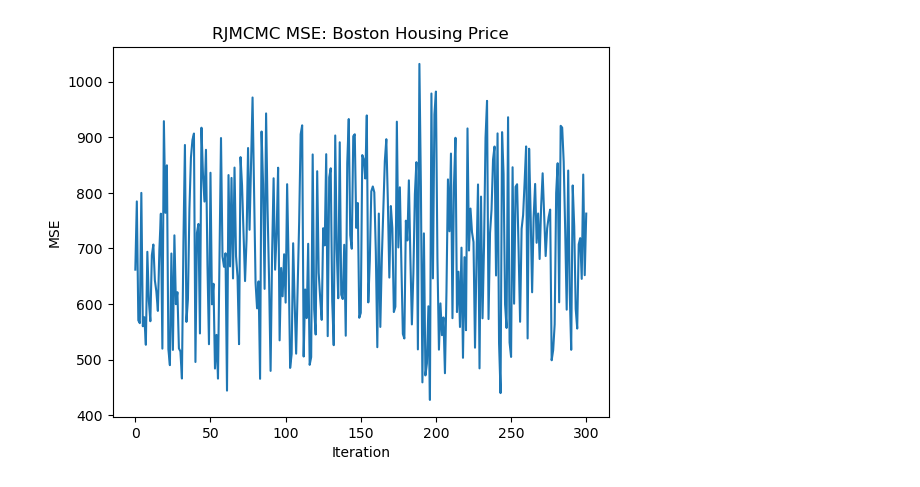
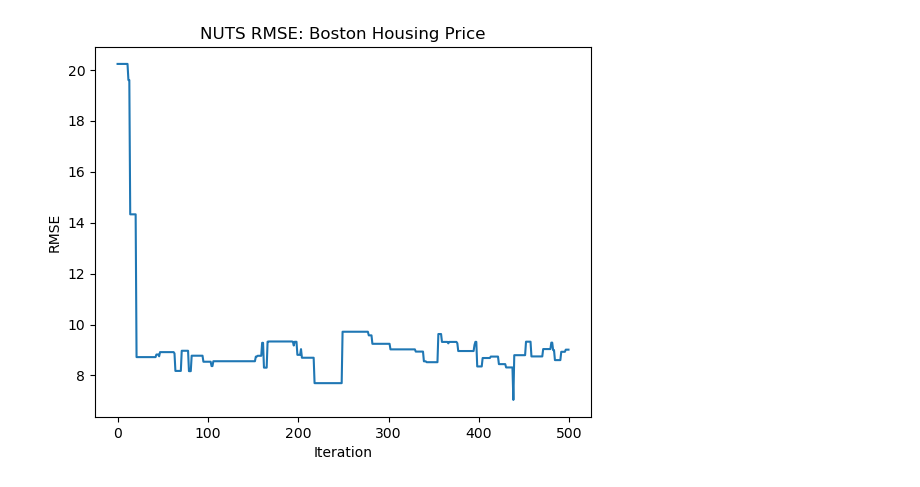
Before and after one commit to jberezow/RJMCMC, a Jupyter notebook: Thesis-RegressionBH.ipynb, the cells around one changed output. Cells and saved outputs as stored; diff of their text form; code cells hidden in the pictures.

Commit message:
Fixed RMSE on Boston Housing

```diff
--- a/Thesis-RegressionBH.ipynb
+++ b/Thesis-RegressionBH.ipynb
@@ -26,6 +26,7 @@ nrow_train = nrow - nrow_test
 
 x = data[:,1:13]
 y = data[:,14]
+y_raw = y
 
 dx = fit(ZScoreTransform, x, dims=1)
 StatsBase.transform!(dx, x)
@@ -48,17 +49,14 @@ n = nrow #Number of samples per mode (classifier)
 d = ncol-1 #Input dimension
 
 #Network hyperparameters
-k_real = 4 #Number of hidden nodes per layer
+k_real = 8 #Number of hidden nodes per layer
 k_vector = [0.0 for i=1:k_real]
 k_vector[k_real] = 1.0
 
 #Layer hyperparameters
 l_range = 4 #Maximum number of layers in the network
 l_list = [Int(i) for i in 1:l_range]
-l_real = 1
-
-#NUTS
-Δmax = 500;
+l_real = 1;
 # %%
 #Bayesian Neural Net
 function G(x, trace)
@@ -445,0 +481,17 @@ plt.ylabel("Number of Layers");
+# %%
+########################
+#Bar Plot of l estimates
+########################
+
+ls = [traces[i][:l] for i in 1:length(traces)]
+counts = [sum([ls[i] == j for i in 1:length(ks)]) for j in l_list]
+
+barlist=bar(l_list,counts)
+for i in 1:l_range
+    barlist[i].set_color([0.8,0.0,0.0])
+end
+#barlist[2].set_color([0.0,0.8,0.1])
+
+plt.title("Counts of Values for l from RJNUTS Trace: Boston Housing")
+plt.xlabel("l value")
+plt.ylabel("Occurences");
@@ -446,17 +500,21 @@ plt.ylabel("Number of Layers");
 # %%
-#Plot MSE Scores by Trace
+#-------------------------
+#Plot RMSE Scores by Trace
+#-------------------------
+
 mses = []
 for i=1:length(traces)
     trace = traces[i]
-    pred_y = Flux.σ.(G(x,trace))
-    mse = mse_regression(pred_y, y)
+    pred_y = G(x,trace)
+    pred_y = transpose(pred_y)[:,1]
+    mse = mse_scaled(pred_y,y)
 
     push!(mses,mse)
 end
 
 plot(mses)
-plt.title("RJMCMC MSE: Boston Housing Price")
+plt.title("NUTS RMSE: Boston Housing Price")
 plt.xlabel("Iteration")
-plt.ylabel("MSE");
+plt.ylabel("RMSE");
 # %% [output]
-[figure, old version]
+[figure, new version]
```
Also changed, not shown: parts of 13 cells of this notebook, 2 other files.
